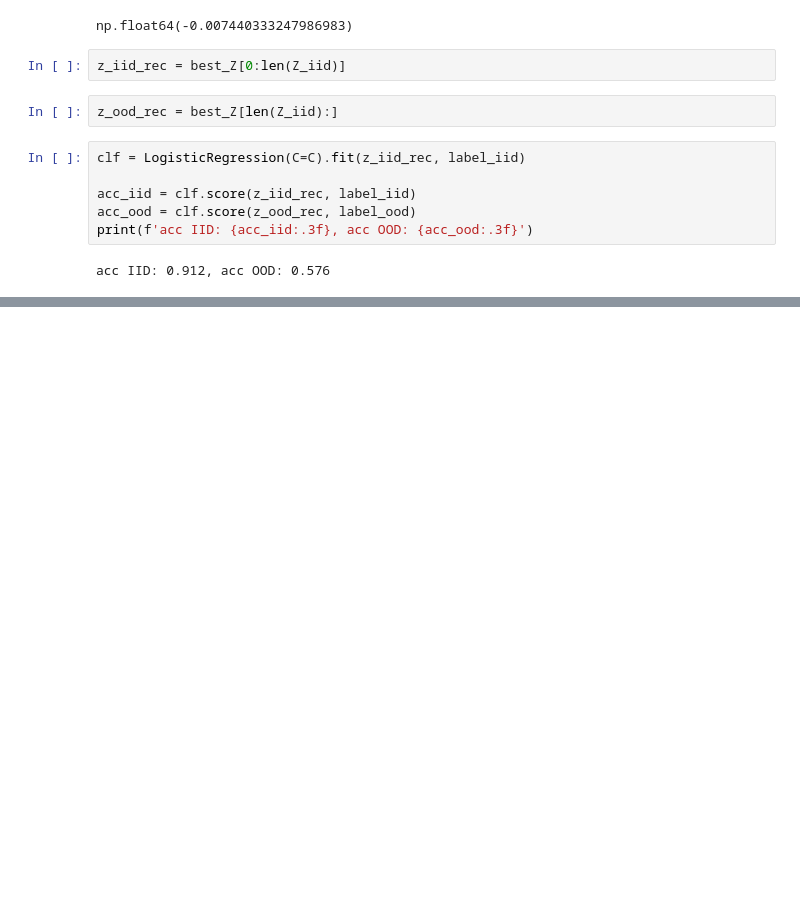
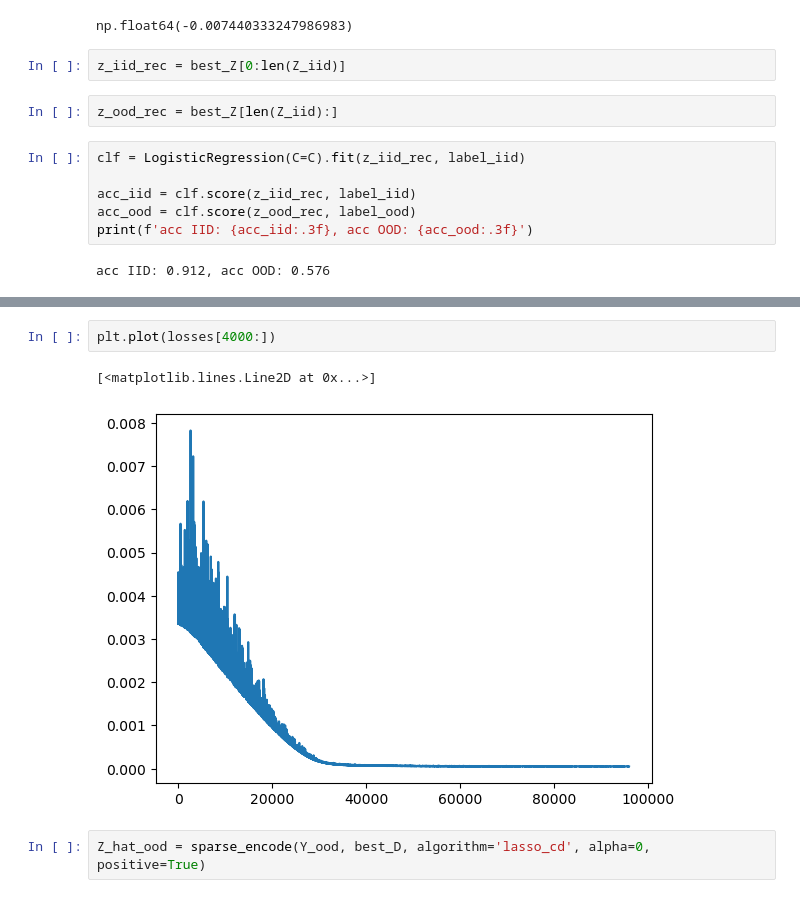
Before and after one commit to shrutij01/compositional-sparse-ood, a Jupyter notebook: 8_highD_clean.ipynb, the cells around one changed output, grey strips where cells are left out. Drawn from its saved outputs; the diff is of its cells as text; blank space fills up the shorter version.

```diff
--- a/8_highD_clean.ipynb
+++ b/8_highD_clean.ipynb
@@ -277,0 +348,7 @@ acc IID: 0.912, acc OOD: 0.576
+# %%
+plt.plot(losses[4000:])
+# %% [output]
+[<matplotlib.lines.Line2D at 0x...>]
+[figure, added]
+# %%
+Z_hat_ood = sparse_encode(Y_ood, best_D, algorithm='lasso_cd', alpha=0, positive=True)
```
Also changed, not shown: parts of 10 cells of this notebook.
